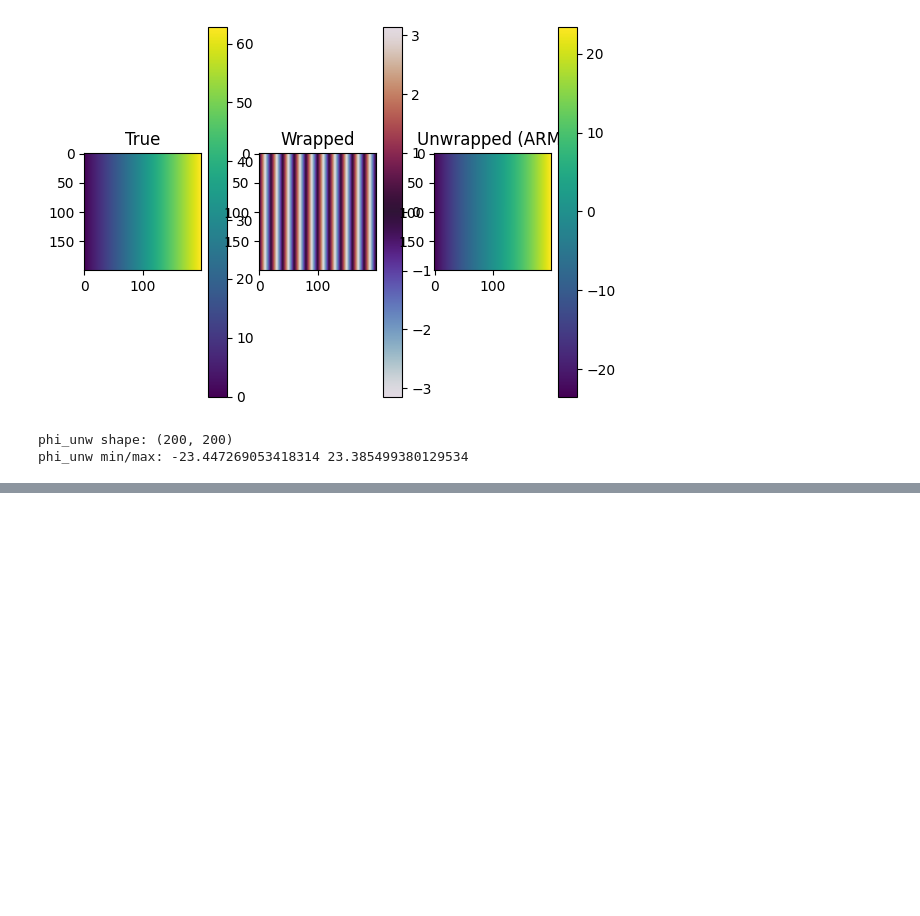
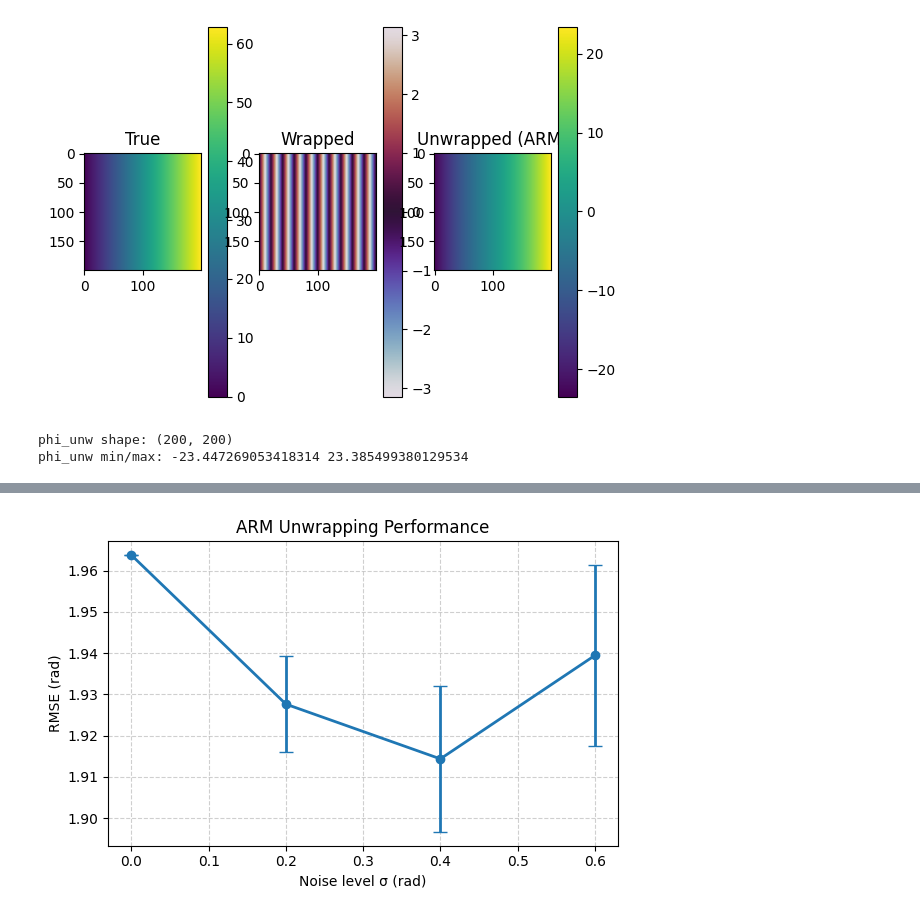
Before and after one commit to oheymans/odt-thesis, a Jupyter notebook: notebooks/ARM.ipynb, the cells around one changed output, grey strips where cells are left out. Drawn from its saved outputs; the diff is of its cells as text; code cells hidden in the pictures; blank space fills up the shorter version.

```diff
--- a/notebooks/ARM.ipynb
+++ b/notebooks/ARM.ipynb
@@ -188,0 +265,24 @@ TypeError: unwrap_phase_ARM() got an unexpected keyword argument 'F0'
+# %%
+import matplotlib.pyplot as plt
+
+# ------------------------------------------------------
+# Plot RMSE vs noise level
+# ------------------------------------------------------
+means = []
+stds = []
+
+for sigma in noise_levels:
+    vals = rmse_results[sigma]["ARM"]
+    means.append(np.mean(vals))
+    stds.append(np.std(vals))
+
+plt.figure(figsize=(6,4))
+plt.errorbar(noise_levels, means, yerr=stds, fmt='o-', capsize=5, lw=2, markersize=6)
+plt.xlabel("Noise level σ (rad)")
+plt.ylabel("RMSE (rad)")
+plt.title("ARM Unwrapping Performance")
+plt.grid(True, linestyle="--", alpha=0.6)
+plt.tight_layout()
+plt.show()
+# %% [output]
+[figure, added]
```
Also changed, not shown: parts of 5 cells of this notebook.
